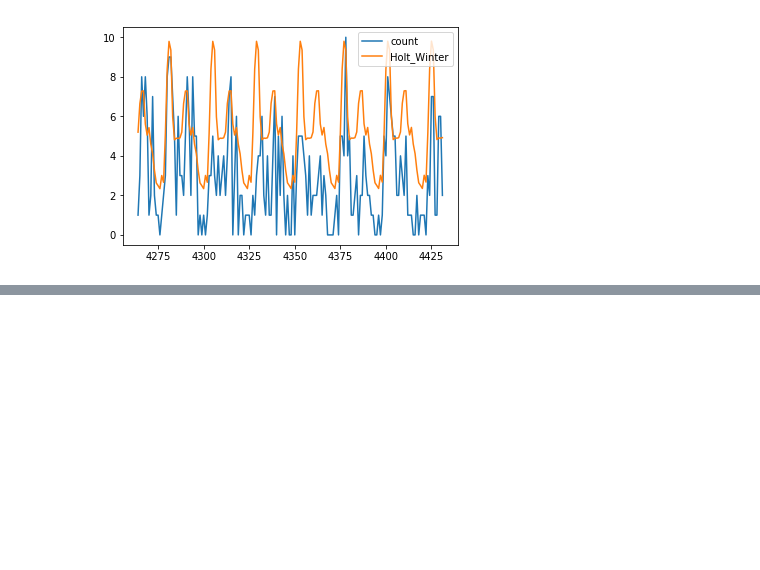
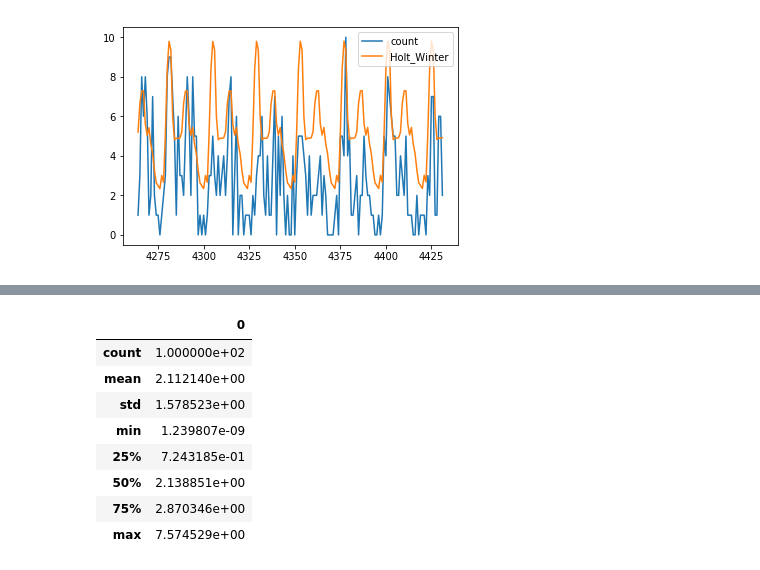
Before and after one commit to YarrDOpanas/INT20h-2019, a Jupyter notebook: main.ipynb, the cells around one changed output, grey strips where cells are left out. Cells and saved outputs as stored; diff of their text form; code cells hidden in the pictures; blank space fills up the shorter version.

```diff
--- a/main.ipynb
+++ b/main.ipynb
@@ -354,0 +333,12 @@ KeyboardInterrupt:
+# %%
+rmse.describe()
+# %% [output]
+|  | 0 |
+| count | 1.000000e+02 |
+| mean | 2.112140e+00 |
+| std | 1.578523e+00 |
+| min | 1.239807e-09 |
+| 25% | 7.243185e-01 |
+| 50% | 2.138851e+00 |
+| 75% | 2.870346e+00 |
+| max | 7.574529e+00 |
```
Also changed, not shown: parts of 16 cells of this notebook, 1 other file.
